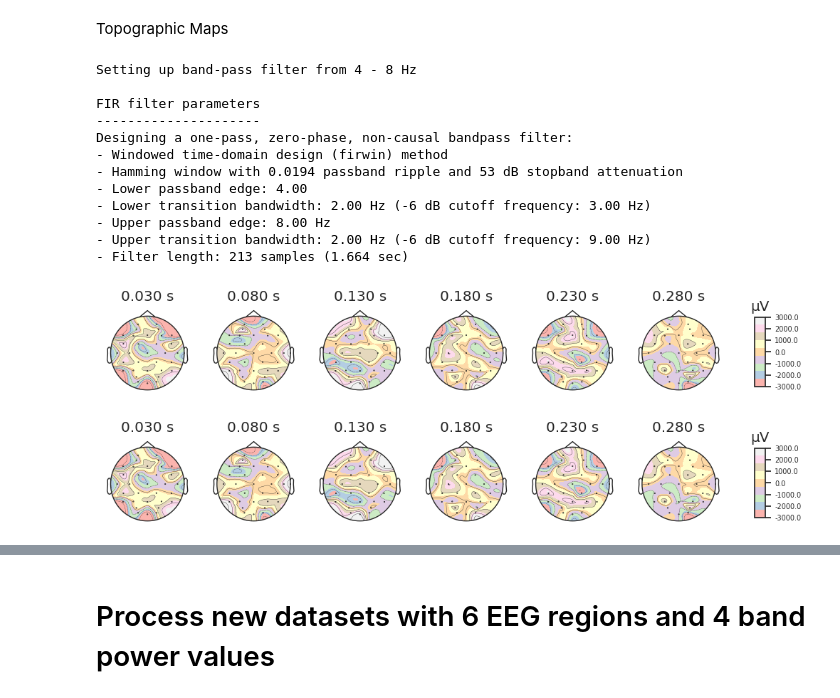
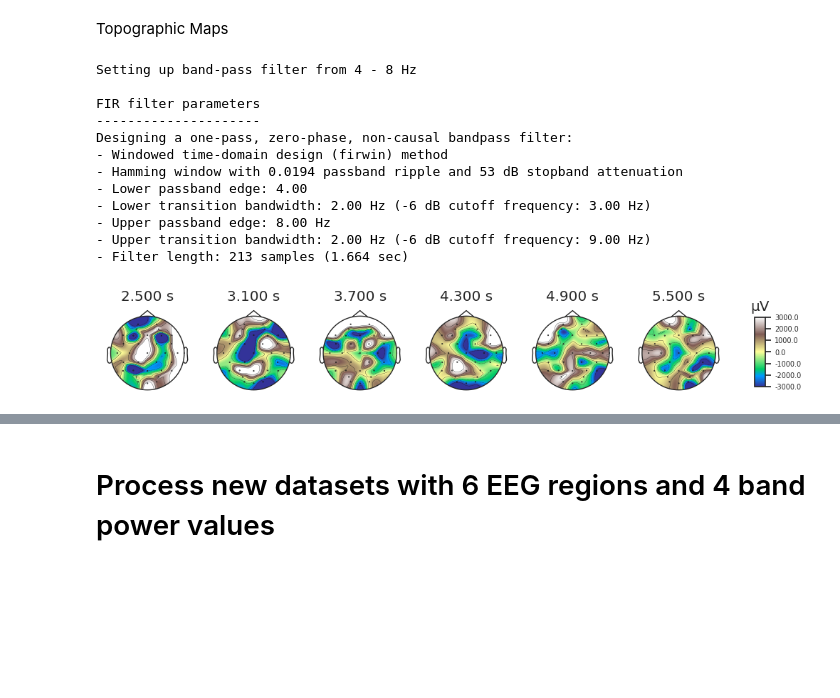
Before and after one commit to Ashwin81456/emotion-classification-using-eeg-signals, a Jupyter notebook: updating graphs.ipynb, the cells around one changed output, grey strips where cells are left out. Saved outputs shown, nothing was run; the diff lists cells and outputs as text; code cells hidden in the pictures; blank space fills up the shorter version.

Commit message:
topo maps for all bands

```diff
--- a/updating graphs.ipynb
+++ b/updating graphs.ipynb
@@ -726,23 +726,45 @@ TypeError: SpanSelector.__init__() got an unexpected keyword argument 'rectprops
 # %% [markdown]
 Topographic Maps
-# %%
-# Theta band, first trial
-evData_th = mne.EvokedArray(eeg_data[0], info)
-times = np.arange(0.03, 0.3, 0.05)
-evData_th.filter(4, 8)
-evData_th.plot_topomap(times, ch_type='eeg', average=10, time_unit='s',cmap='Pastel1',vmin=-3000, vmax=3000)
-# %% [output]
-Setting up band-pass filter from 4 - 8 Hz
-
-FIR filter parameters
----------------------
-Designing a one-pass, zero-phase, non-causal bandpass filter:
-- Windowed time-domain design (firwin) method
-- Hamming window with 0.0194 passband ripple and 53 dB stopband attenuation
-- Lower passband edge: 4.00
-- Lower transition bandwidth: 2.00 Hz (-6 dB cutoff frequency: 3.00 Hz)
-- Upper passband edge: 8.00 Hz
-- Upper transition bandwidth: 2.00 Hz (-6 dB cutoff frequency: 9.00 Hz)
-- Filter length: 213 samples (1.664 sec)
-[figure, removed]
-[figure, removed]
+# %%
+import mne
+import numpy as np
+
+# Generate example EEG data (1 trial, 32 channels, 1000 samples)
+n_channels = 32
+n_samples = 1280  # Number of time points
+sfreq = 128.0  # Sampling frequency in Hz
+eeg_data = np.random.randn(1, n_channels, n_samples)
+
+# Create MNE info structure with BioSemi 32-channel montage
+montage = mne.channels.make_standard_montage("biosemi32")
+info = mne.create_info(ch_names=montage.ch_names, sfreq=sfreq, ch_types='eeg')
+info.set_montage(montage)
+
+# Create EvokedArray for the first trial
+evData_th = mne.EvokedArray(eeg_data[0], info)
+
+# Filter the data to the theta band (4-8 Hz)
+evData_th.filter(4, 8)
+
+# Define the time points for the topomap
+times = np.arange(2.5, 6,0.6)
+
+# Plot the topomap with adjusted scale
+evData_th.plot_topomap(times, ch_type='eeg', average=6, time_unit='s', cmap='terrain', vmin=-3000, vmax=3000)
+
+# Show the plot
+plt.show()
+# %% [output]
+Setting up band-pass filter from 4 - 8 Hz
+
+FIR filter parameters
+---------------------
+Designing a one-pass, zero-phase, non-causal bandpass filter:
+- Windowed time-domain design (firwin) method
+- Hamming window with 0.0194 passband ripple and 53 dB stopband attenuation
+- Lower passband edge: 4.00
+- Lower transition bandwidth: 2.00 Hz (-6 dB cutoff frequency: 3.00 Hz)
+- Upper passband edge: 8.00 Hz
+- Upper transition bandwidth: 2.00 Hz (-6 dB cutoff frequency: 9.00 Hz)
+- Filter length: 213 samples (1.664 sec)
+[figure, added]
```
Also changed, not shown: parts of 4 cells of this notebook.
